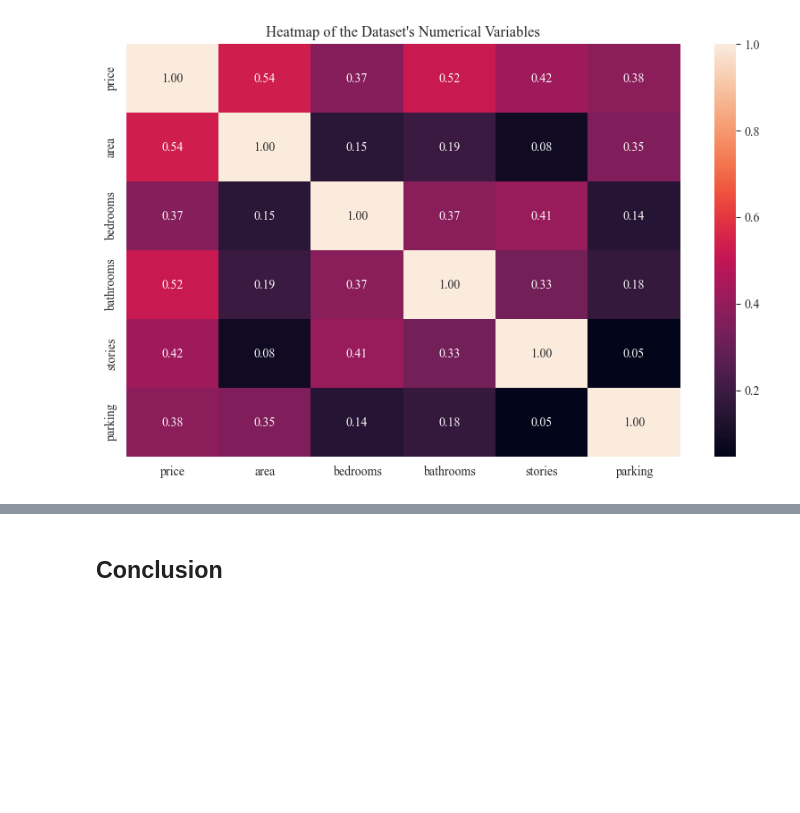
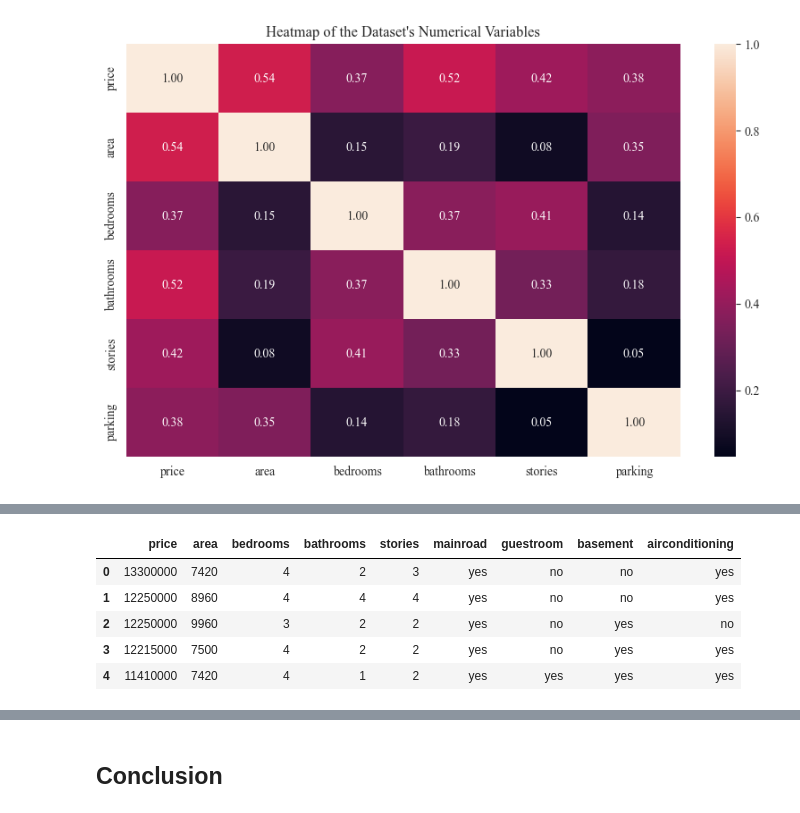
Before and after one commit to mzakariaz/BI-Machine-Learning-Project-1, a Jupyter notebook: house-price-prediction.ipynb, the cells around one changed output, grey strips where cells are left out. Saved outputs shown, nothing was run; the diff lists cells and outputs as text; code cells hidden in the pictures; blank space fills up the shorter version.

```diff
--- a/house-price-prediction.ipynb
+++ b/house-price-prediction.ipynb
@@ -160,0 +196,13 @@ plt.show()
+# %%
+# Remove unwanted columns in the dataset
+df.drop(columns = ["hotwaterheating", "parking", "prefarea", "furnishingstatus"], inplace = True)
+
+# Display the first few rows of the dataset
+df.head()
+# %% [output]
+|  | price | area | bedrooms | bathrooms | stories | mainroad | guestroom | basement | airconditioning |
+| 0 | 13300000 | 7420 | 4 | 2 | 3 | yes | no | no | yes |
+| 1 | 12250000 | 8960 | 4 | 4 | 4 | yes | no | no | yes |
+| 2 | 12250000 | 9960 | 3 | 2 | 2 | yes | no | yes | no |
+| 3 | 12215000 | 7500 | 4 | 2 | 2 | yes | no | yes | yes |
+| 4 | 11410000 | 7420 | 4 | 1 | 2 | yes | yes | yes | yes |
```
Also changed, not shown: parts of 28 cells of this notebook.
